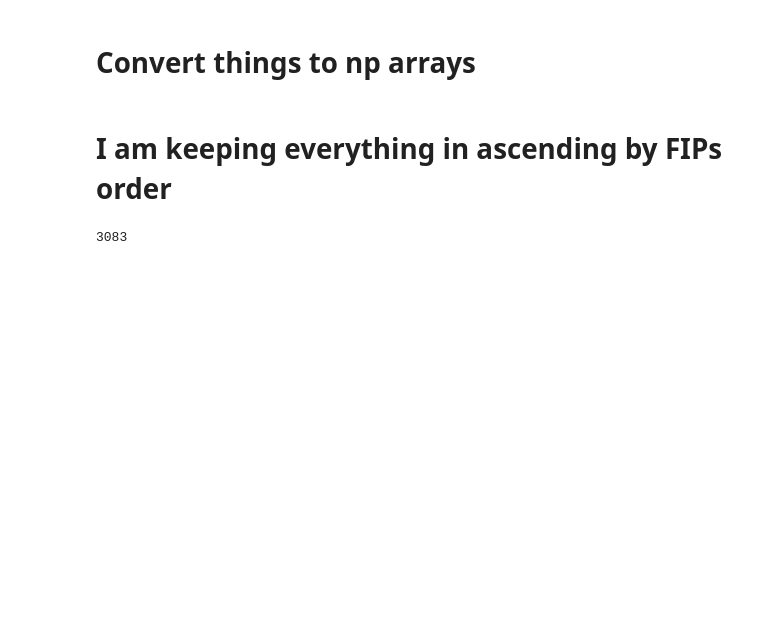
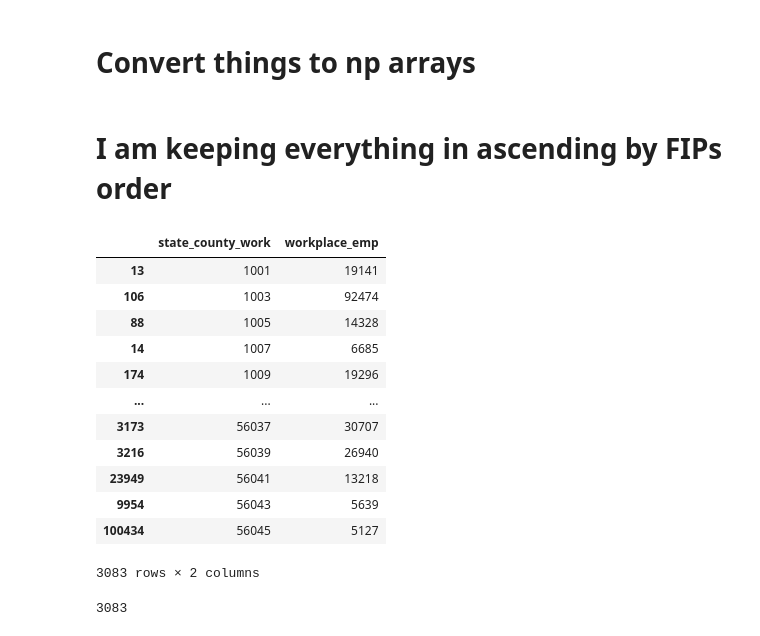
Before and after one commit to jeffreyohlecon/Spatial, a Jupyter notebook: code/SolvingA_ipython.ipynb, the cells around one changed output. Saved outputs shown, nothing was run; the diff lists cells and outputs as text; code cells hidden in the pictures; blank space fills up the shorter version.

```diff
--- a/code/SolvingA_ipython.ipynb
+++ b/code/SolvingA_ipython.ipynb
@@ -283,6 +283,22 @@ avgw_pow = (
     .sort_values(by='state_county_work')
 )
 land_area = land_area.sort_values(by='GEOID', ascending=True)
+# %%
+workplace_emp
+# %% [output]
+|  | state_county_work | workplace_emp |
+| 13 | 1001 | 19141 |
+| 106 | 1003 | 92474 |
+| 88 | 1005 | 14328 |
+| 14 | 1007 | 6685 |
+| 174 | 1009 | 19296 |
+| ... | ... | ... |
+| 3173 | 56037 | 30707 |
+| 3216 | 56039 | 26940 |
+| 23949 | 56041 | 13218 |
+| 9954 | 56043 | 5639 |
+| 100434 | 56045 | 5127 |
+3083 rows × 2 columns
 # %%
 # Vectors we need for the model
 workemp   =  np.array(workplace_emp['workplace_emp'])
```
Also changed, not shown: parts of 8 cells of this notebook, 12 other files.
